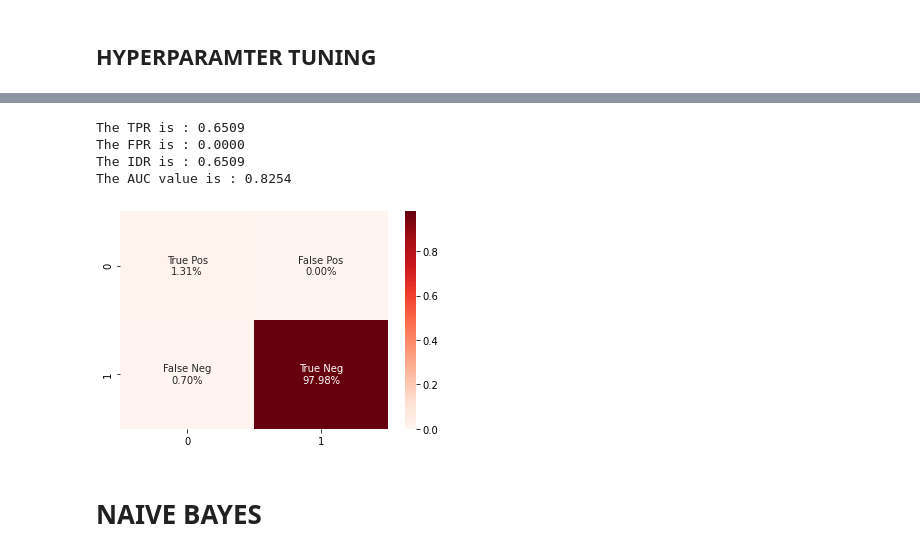
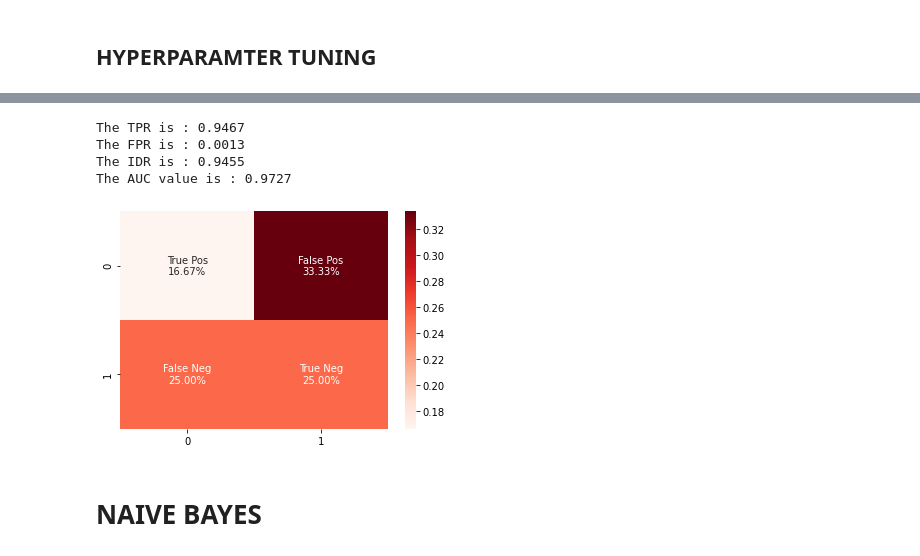
Before and after one commit to AkshithBellare/MalJPEG, a Jupyter notebook: various_models.ipynb, the cells around one changed output, grey strips where cells are left out. Saved outputs shown, nothing was run; the diff lists cells and outputs as text; code cells hidden in the pictures.

```diff
--- a/various_models.ipynb
+++ b/various_models.ipynb
@@ -17,8 +34,6 @@ def performance_measure(y_actual, y_predicted):
             FP += 1
     results = dict({"True Positive":TP, "False Positive":FP, "True Negative":TN, "False Negative":FN})
     return results
-# %%
-results = performance_measure([0,1,0,1,0,1,0,1,0,0,0,1],[1,0,1,0,0,0,1,1,0,1,0,1])
 # %%
 def confusion_matrix(conf_matrx_values):
     confusion_matrix = [[0 for i in range(2)] for j in range(2)]
@@ -51,7 +66,7 @@ def cal_values(results, y_test, model_output):
     AUC = (roc_auc_score(y_test, model_output))
     print("The AUC value is : %.4f" %AUC)
 
-    return (TPR,FPR,IDR,AUC)
+    return [TPR,FPR,IDR,AUC]
 # %%
 import pandas as pd
 # %%
@@ -106,17 +125,17 @@ Fitting 3 folds for each of 480 candidates, totalling 1440 fits
 # %%
 dtc_best = DTC_grid_model.best_estimator_
 dtc_best.fit(x_train, y_train)
 dtc_best_model_output = dtc_best.predict(x_test)
 
-dtc_best_results = performance_measure(y_actual=y_test, y_predicted=dtc_best_model_output)
+dtc_best_model_results = performance_measure(y_actual=y_test, y_predicted=dtc_best_model_output)
 confusion_matrix(results)
 
 TPR,FPR, IDR, AUC = cal_values(dtc_best_model_results,y_test=y_test,model_output=dtc_best_model_output)
 # %% [output]
-The TPR is : 0.6509
-The FPR is : 0.0000
-The IDR is : 0.6509
-The AUC value is : 0.8254
+The TPR is : 0.9467
+The FPR is : 0.0013
+The IDR is : 0.9455
+The AUC value is : 0.9727
-[figure, old version]
+[figure, new version]
 # %% [markdown]
 # NAIVE BAYES
```
Also changed, not shown: parts of 25 cells of this notebook, 2 other files.
